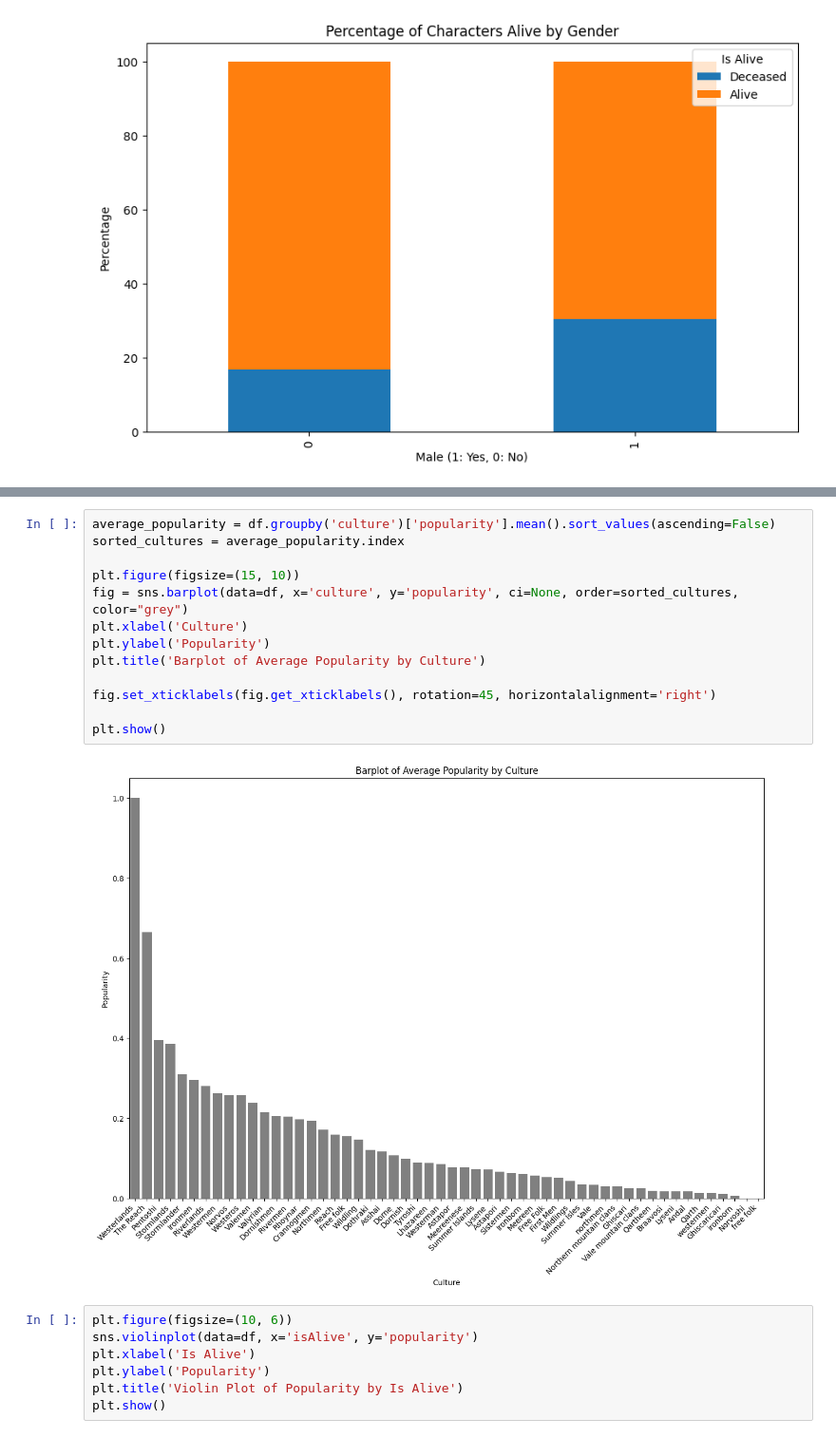
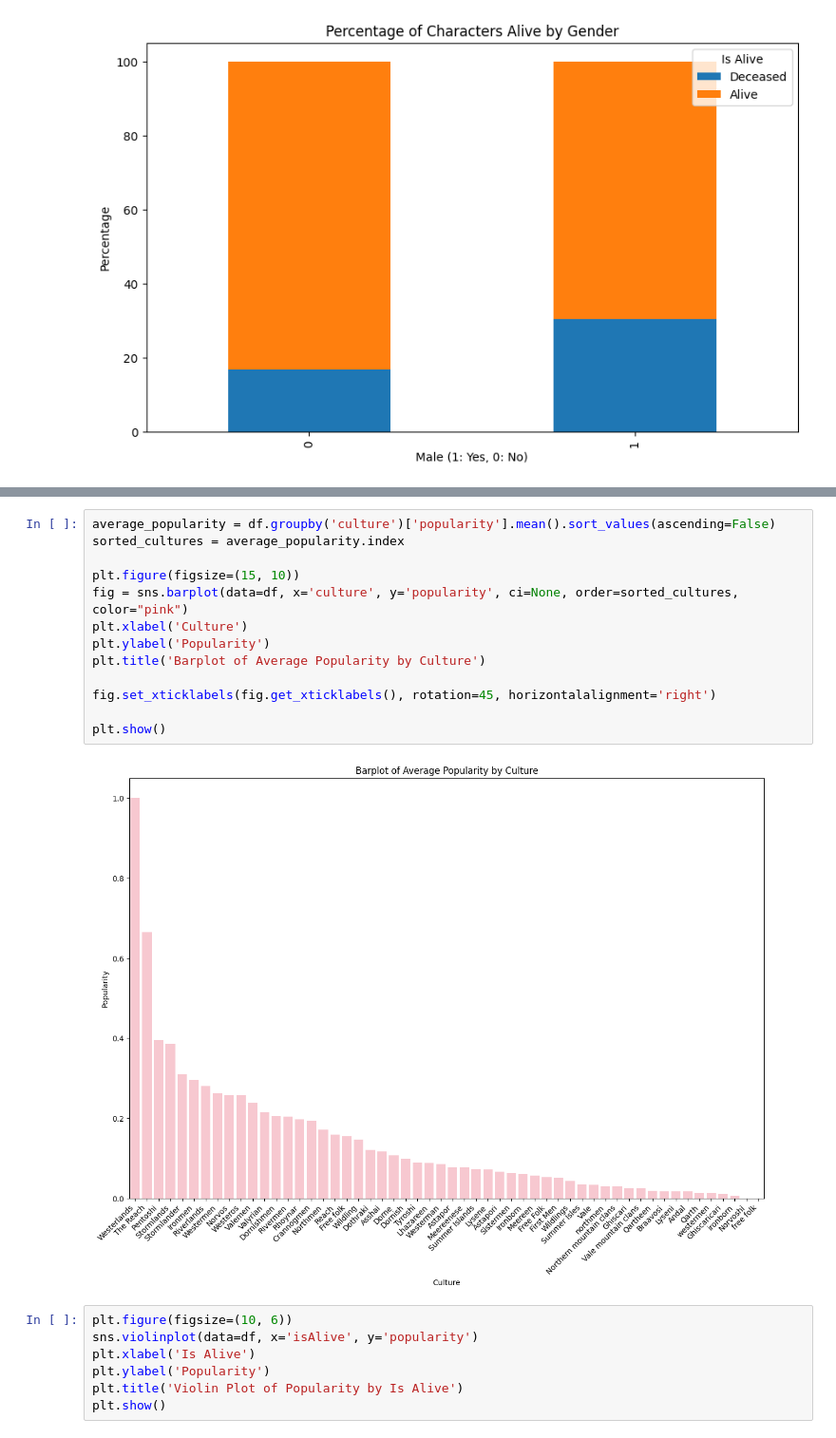
Before and after one commit to xxkaro/GameOfThrones-Clustering, a Jupyter notebook: EDA/EDA.ipynb, the cells around one changed output, grey strips where cells are left out. Shown at 95% size. Cells and saved outputs as stored; diff of their text form.

```diff
--- a/EDA/EDA.ipynb
+++ b/EDA/EDA.ipynb
@@ -355,18 +352,18 @@ plt.show()
 # %%
 average_popularity = df.groupby('culture')['popularity'].mean().sort_values(ascending=False)
 sorted_cultures = average_popularity.index
 
 plt.figure(figsize=(15, 10))
-fig = sns.barplot(data=df, x='culture', y='popularity', ci=None, order=sorted_cultures, color="grey")
+fig = sns.barplot(data=df, x='culture', y='popularity', ci=None, order=sorted_cultures, color="pink")
 plt.xlabel('Culture')
 plt.ylabel('Popularity')
 plt.title('Barplot of Average Popularity by Culture')
 
 fig.set_xticklabels(fig.get_xticklabels(), rotation=45, horizontalalignment='right')
 
 plt.show()
 # %% [output]
-[figure, old version]
+[figure, new version]
 # %%
 plt.figure(figsize=(10, 6))
 sns.violinplot(data=df, x='isAlive', y='popularity')
```
Also changed, not shown: parts of 6 cells of this notebook, 1 other file.
